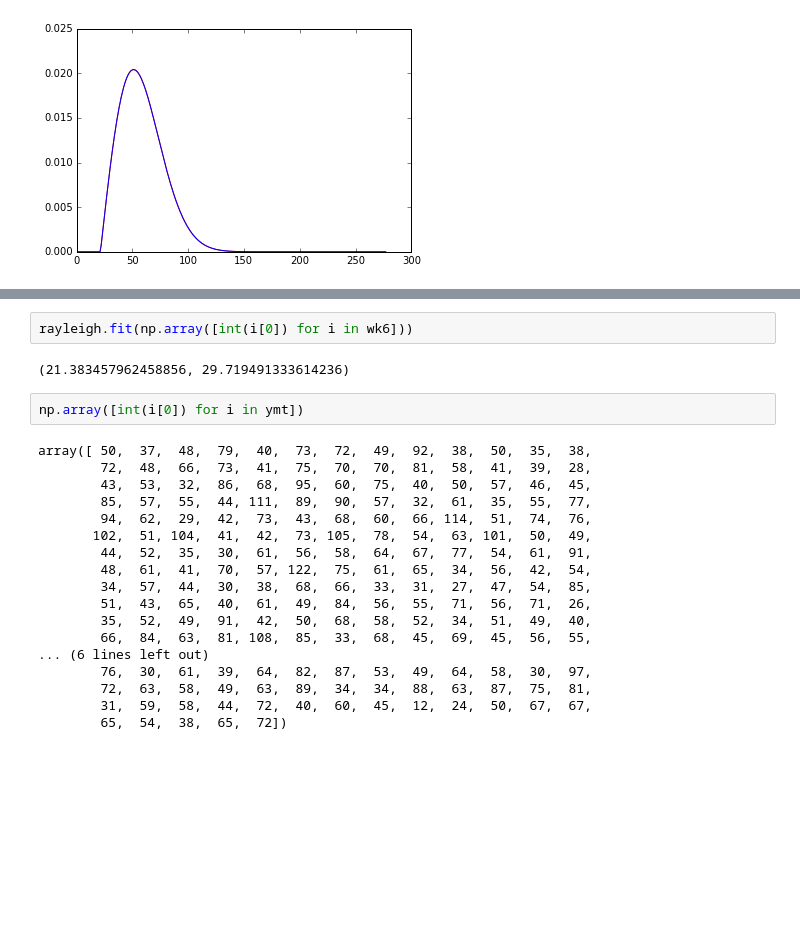
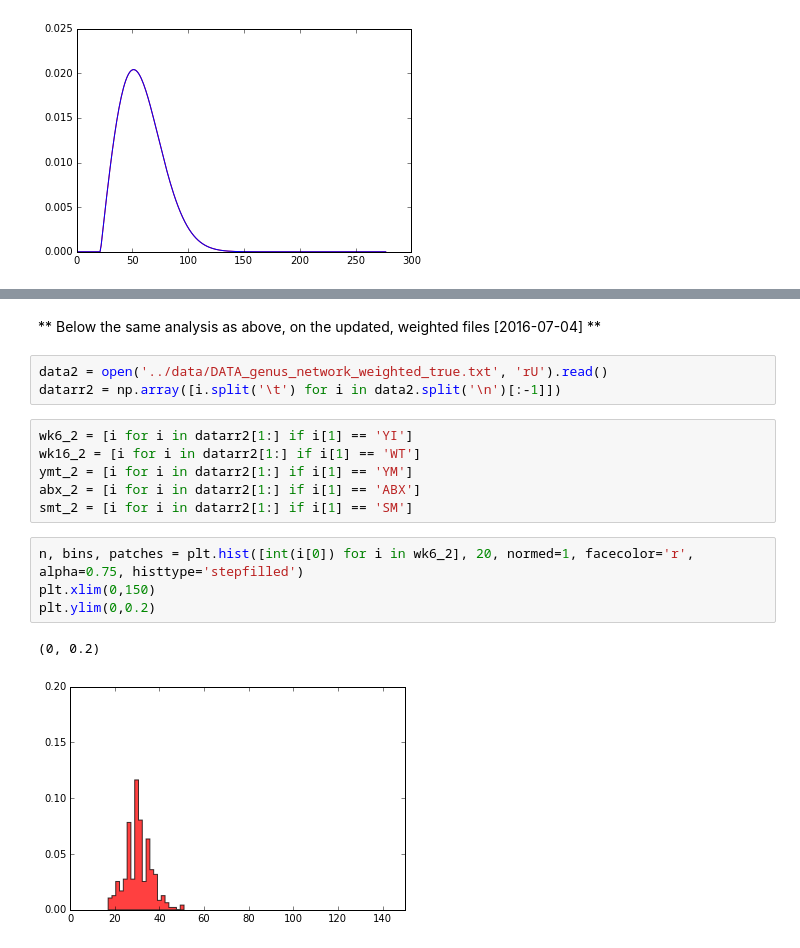
Before and after one commit to dvalenzano/uBiome_Network, a Jupyter notebook: Network_distribution_powerfit.ipynb, the cells around one changed output, grey strips where cells are left out. Cells and saved outputs as stored; diff of their text form; blank space fills up the shorter version.

Commit message:
updating genus file in Network_distribution_powerfit.ipynb

```diff
--- a/Network_distribution_powerfit.ipynb
+++ b/Network_distribution_powerfit.ipynb
@@ -258,24 +229,18 @@ array([ 44,  61,  52,  60,  48,  62,  73,  64,  79,  55,  77,  46,  80,
-# %%
-rayleigh.fit(np.array([int(i[0]) for i in wk6]))
-# %% [output]
-(21.383457962458856, 29.719491333614236)
-# %%
-np.array([int(i[0]) for i in ymt])
-# %% [output]
-array([ 50,  37,  48,  79,  40,  73,  72,  49,  92,  38,  50,  35,  38,
-        72,  48,  66,  73,  41,  75,  70,  70,  81,  58,  41,  39,  28,
-        43,  53,  32,  86,  68,  95,  60,  75,  40,  50,  57,  46,  45,
-        85,  57,  55,  44, 111,  89,  90,  57,  32,  61,  35,  55,  77,
-        94,  62,  29,  42,  73,  43,  68,  60,  66, 114,  51,  74,  76,
-       102,  51, 104,  41,  42,  73, 105,  78,  54,  63, 101,  50,  49,
-        44,  52,  35,  30,  61,  56,  58,  64,  67,  77,  54,  61,  91,
-        48,  61,  41,  70,  57, 122,  75,  61,  65,  34,  56,  42,  54,
-        34,  57,  44,  30,  38,  68,  66,  33,  31,  27,  47,  54,  85,
-        51,  43,  65,  40,  61,  49,  84,  56,  55,  71,  56,  71,  26,
-        35,  52,  49,  91,  42,  50,  68,  58,  52,  34,  51,  49,  40,
-        66,  84,  63,  81, 108,  85,  33,  68,  45,  69,  45,  56,  55,
-... (6 lines left out)
-        76,  30,  61,  39,  64,  82,  87,  53,  49,  64,  58,  30,  97,
-        72,  63,  58,  49,  63,  89,  34,  34,  88,  63,  87,  75,  81,
-        31,  59,  58,  44,  72,  40,  60,  45,  12,  24,  50,  67,  67,
-        65,  54,  38,  65,  72])
+# %% [markdown]
+** Below the same analysis as above, on the updated, weighted files [2016-07-04] **
+# %%
+data2 = open('../data/DATA_genus_network_weighted_true.txt', 'rU').read()
+datarr2 = np.array([i.split('\t') for i in data2.split('\n')[:-1]])
+# %%
+wk6_2 = [i for i in datarr2[1:] if i[1] == 'YI']
+wk16_2 = [i for i in datarr2[1:] if i[1] == 'WT']
+ymt_2 = [i for i in datarr2[1:] if i[1] == 'YM']
+abx_2 = [i for i in datarr2[1:] if i[1] == 'ABX']
+smt_2 = [i for i in datarr2[1:] if i[1] == 'SM']
+# %%
+n, bins, patches = plt.hist([int(i[0]) for i in wk6_2], 20, normed=1, facecolor='r', alpha=0.75, histtype='stepfilled')
+plt.xlim(0,150)
+plt.ylim(0,0.2)
+# %% [output]
+(0, 0.2)
+[figure, added]
```
Also changed, not shown: parts of 6 cells of this notebook.
